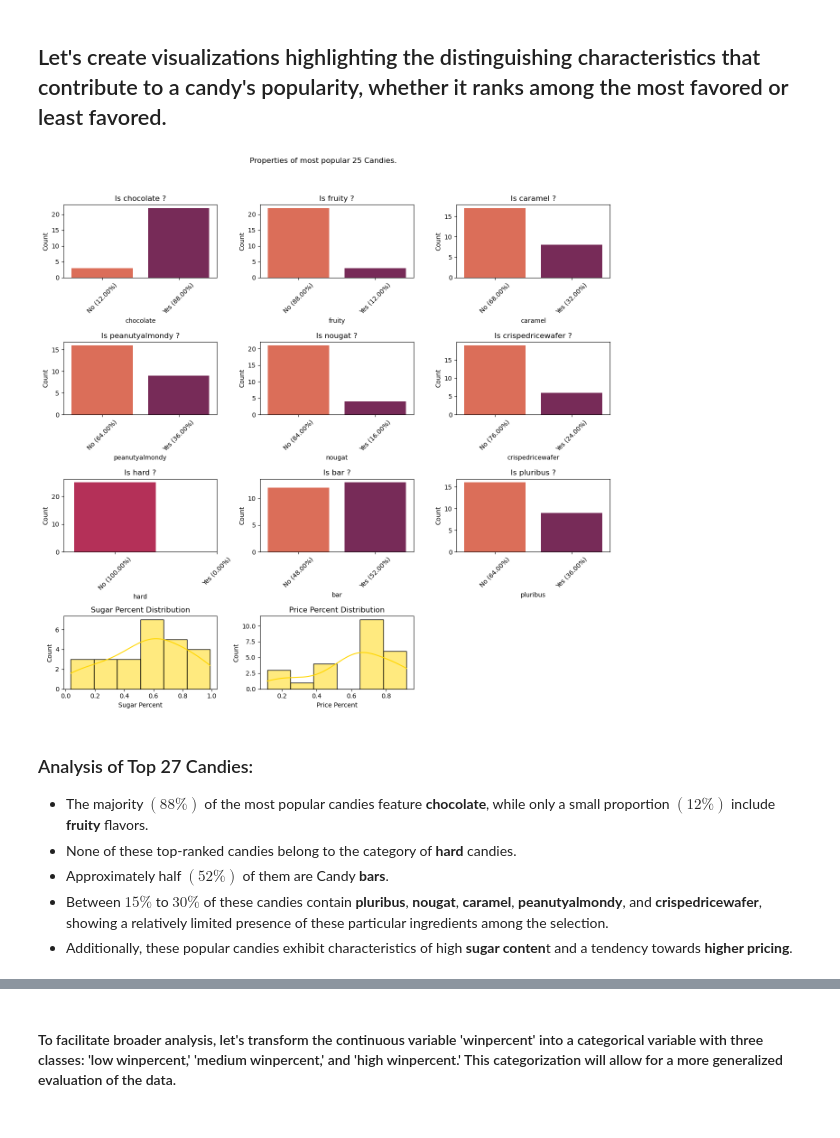
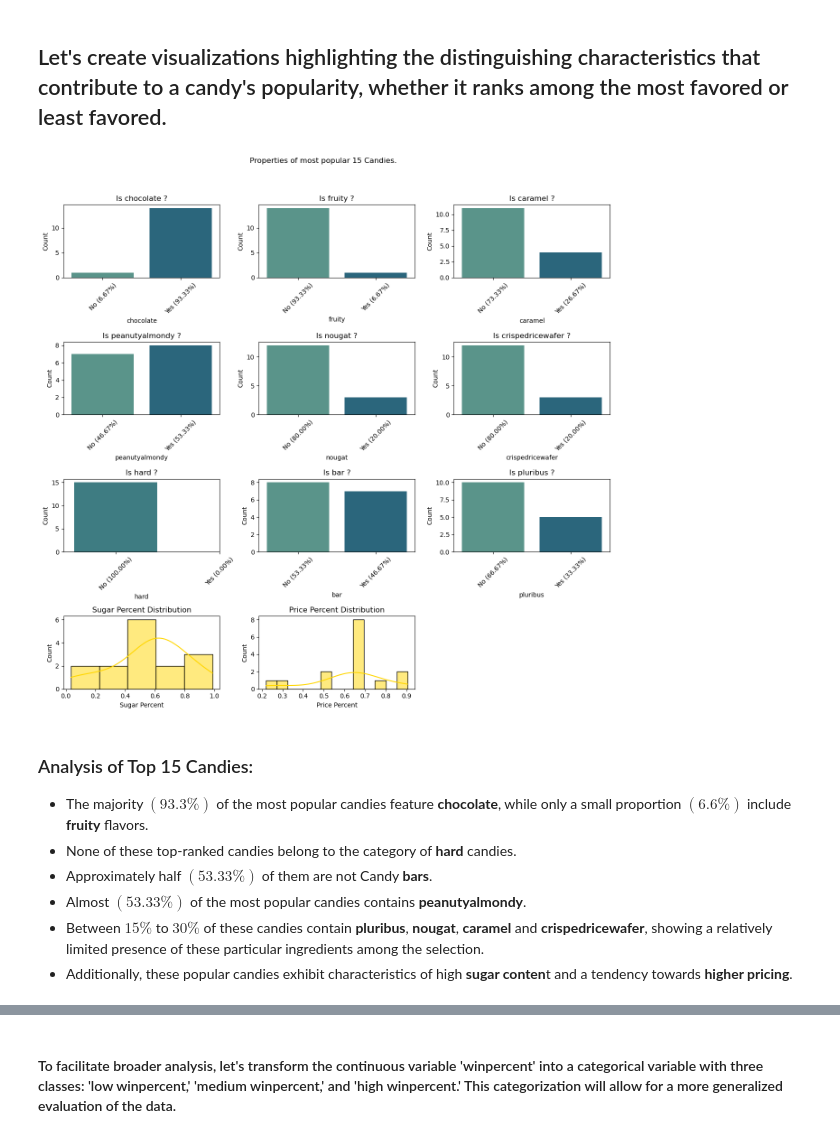
Before and after one commit to Jrana1/Candy-Ranking-Analysis, a Jupyter notebook: Lidl-Analytics-Case-Study.ipynb, the cells around one changed output, grey strips where cells are left out. Saved outputs shown, nothing was run; the diff lists cells and outputs as text; code cells hidden in the pictures.

```diff
--- a/Lidl-Analytics-Case-Study.ipynb
+++ b/Lidl-Analytics-Case-Study.ipynb
@@ -181,7 +181,7 @@ def visualize_most_least_popular_candies(df_l,type):
     for i in range(3):
         for j in range(3):
             if idx < len(cat_vars):
-                sns.countplot(x=cat_vars[idx], data=df_l, ax=ax[i, j], palette='rocket_r')
+                sns.countplot(x=cat_vars[idx], data=df_l, ax=ax[i, j], palette='crest')
                 axes[idx].set_title(f'Is {cat_vars[idx]} ?')
                 axes[idx].set_ylabel('Count')
                 counts = df_l[cat_vars[idx]].value_counts(normalize=True) * 100
@@ -205,18 +205,19 @@ def visualize_most_least_popular_candies(df_l,type):
     # Hide the empty subplot
     ax[3, 2].axis('off')
 
-    plt.suptitle(f'Properties of {type} popular 25 Candies.')
+    plt.suptitle(f'Properties of {type} popular 15 Candies.')
     plt.tight_layout(rect=[0, 0.03, 1, 0.95])
     plt.show()
 # %%
-visualize_most_least_popular_candies(df.sort_values(by="winpercent",ascending=False).iloc[:25,:],"most")
+visualize_most_least_popular_candies(df.sort_values(by="winpercent",ascending=False).iloc[:15,:],"most")
 # %% [output]
-[figure, old version]
+[figure, new version]
 # %% [markdown]
-### Analysis of Top 27 Candies:
-   + The majority $(88\%)$ of the most popular candies feature **chocolate**, while only a small proportion $(12\%)$ include **fruity** flavors.
+### Analysis of Top 15 Candies:
+   + The majority $(93.3\%)$ of the most popular candies feature **chocolate**, while only a small proportion $(6.6\%)$ include **fruity** flavors.
    + None of these top-ranked candies belong to the category of **hard** candies.
-   + Approximately half $(52\%)$ of them are Candy **bars**.
-   + Between $15\%$ to $30\%$ of these candies contain **pluribus**, **nougat**, **caramel**, **peanutyalmondy**, and **crispedricewafer**, showing a relatively limited presence of these particular ingredients among the selection.
+   + Approximately half $(53.33\%)$ of them are not Candy **bars**.
+   + Almost $(53.33\%)$ of the most popular candies contains **peanutyalmondy**.
+   + Between $15\%$ to $30\%$ of these candies contain **pluribus**, **nougat**, **caramel** and **crispedricewafer**, showing a relatively limited presence of these particular ingredients among the selection.
    + Additionally, these popular candies exhibit characteristics of high **sugar conten**t and a tendency towards      **higher pricing**.
 # %%
```
Also changed, not shown: parts of 87 cells of this notebook, 1 other file.
